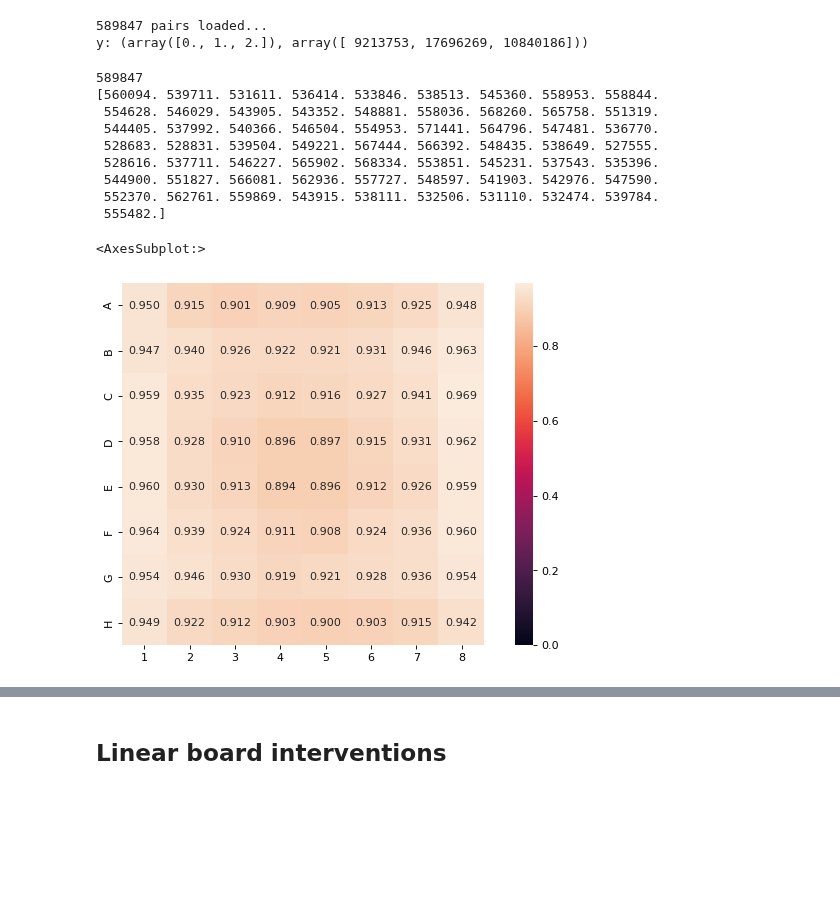
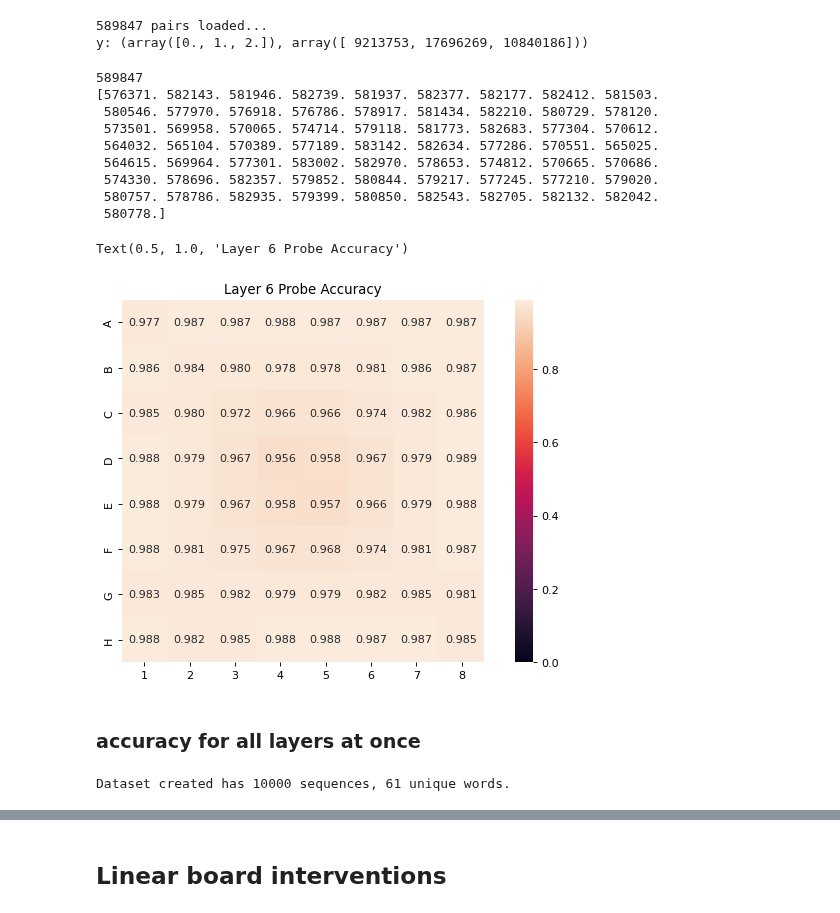
Before and after one commit to icemoon97/othello_world, a Jupyter notebook: linear_board_probes.ipynb, the cells around one changed output, grey strips where cells are left out. Drawn from its saved outputs; the diff is of its cells as text; code cells hidden in the pictures; blank space fills up the shorter version.

Commit message:
misc changes for final report graphs

```diff
--- a/linear_board_probes.ipynb
+++ b/linear_board_probes.ipynb
@@ -98,7 +100,7 @@ probe_loader = DataLoader(probing_dataset, shuffle=False, pin_memory=True, batch
 y: (array([0., 1., 2.]), array([ 9213753, 17696269, 10840186]))
 # %%
 probe = BatteryProbeClassification(device, probe_class=3, num_task=64)
-load_res = probe.load_state_dict(torch.load(f"./ckpts/playertype/probes/state/layer{layer}/checkpoint.ckpt"))
+load_res = probe.load_state_dict(torch.load(f"./ckpts/bias/probes/state_control/layer{layer}/checkpoint.ckpt"))
 
 probe = probe.to(device)
 # %%
@@ -125,22 +127,24 @@ print(total_games)
 print(total_correct)
 # %% [output]
 589847
-[560094. 539711. 531611. 536414. 533846. 538513. 545360. 558953. 558844.
- 554628. 546029. 543905. 543352. 548881. 558036. 568260. 565758. 551319.
- 544405. 537992. 540366. 546504. 554953. 571441. 564796. 547481. 536770.
- 528683. 528831. 539504. 549221. 567444. 566392. 548435. 538649. 527555.
- 528616. 537711. 546227. 565902. 568334. 553851. 545231. 537543. 535396.
- 544900. 551827. 566081. 562936. 557727. 548597. 541903. 542976. 547590.
- 552370. 562761. 559869. 543915. 538111. 532506. 531110. 532474. 539784.
- 555482.]
+[576371. 582143. 581946. 582739. 581937. 582377. 582177. 582412. 581503.
+ 580546. 577970. 576918. 576786. 578917. 581434. 582210. 580729. 578120.
+ 573501. 569958. 570065. 574714. 579118. 581773. 582683. 577304. 570612.
+ 564032. 565104. 570389. 577189. 583142. 582634. 577286. 570551. 565025.
+ 564615. 569964. 577301. 583002. 582970. 578653. 574812. 570665. 570686.
+ 574330. 578696. 582357. 579852. 580844. 579217. 577245. 577210. 579020.
+ 580757. 578786. 582935. 579399. 580850. 582543. 582705. 582132. 582042.
+ 580778.]
 # %%
-import seaborn as sns
-
 avg = total_correct / total_games
 fig=plt.figure(figsize=(10, 6), dpi= 80, facecolor='w', edgecolor='k')
 sns.heatmap(avg.reshape(8, 8), vmin=0,
             yticklabels=list("ABCDEFGH"), xticklabels=list(range(1,9)), square=True,
             annot=True, fmt=".3f")
+
+plt.title("Layer 6 Probe Accuracy")
 # %% [output]
-<AxesSubplot:>
+Text(0.5, 1.0, 'Layer 6 Probe Accuracy')
-[figure, old version]
+[figure, new version]
+# %% [markdown]
+### accuracy for all layers at once
@@ -146,0 +153,5 @@ sns.heatmap(avg.reshape(8, 8), vmin=0,
+# %%
+othello = Othello(data_root="othello_synthetic", n_games=10000, deduplicate=False, test_split=0, quiet=True)
+train_dataset = CharDataset(othello)
+# %% [output]
+Dataset created has 10000 sequences, 61 unique words.
```
Also changed, not shown: parts of 47 cells of this notebook, 4 other files.
